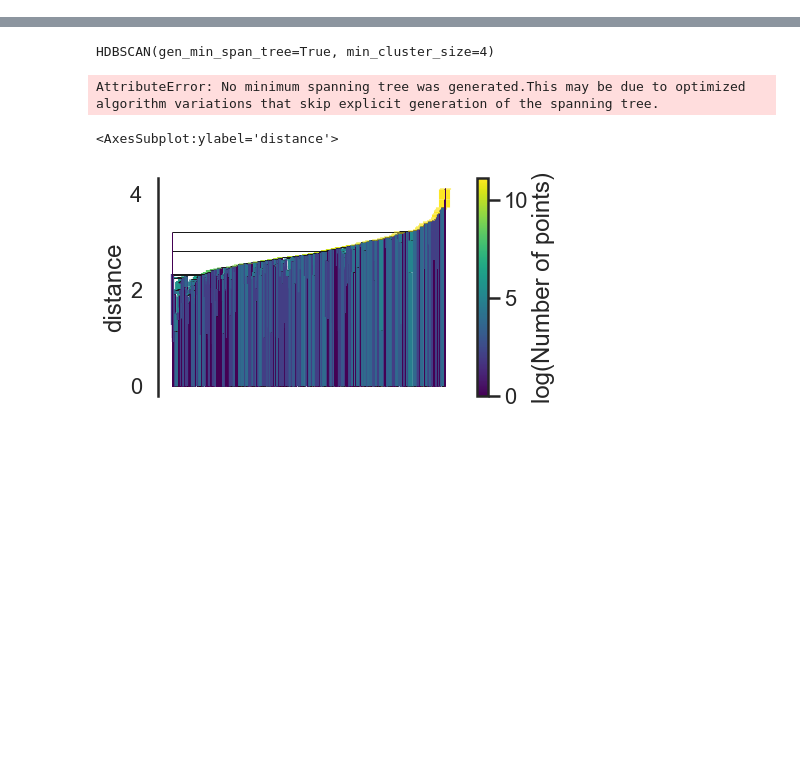
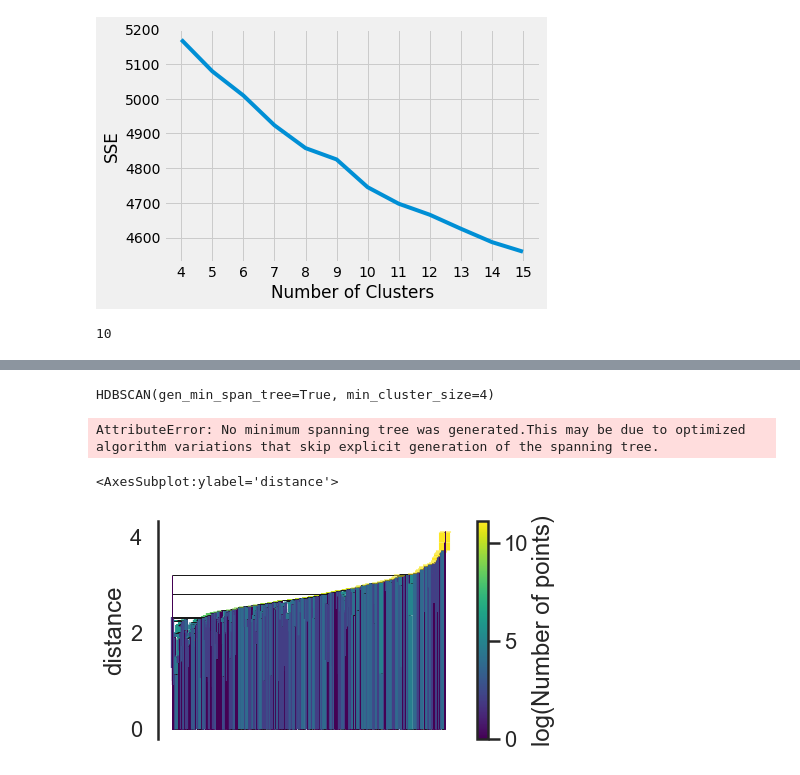
Before and after one commit to eboraks/job-description-nlp-analysis, a Jupyter notebook: notebook/Vectorize_and_Cluster_Phrases.ipynb, the cells around one changed output, grey strips where cells are left out. Cells and saved outputs as stored; diff of their text form; code cells hidden in the pictures; blank space fills up the shorter version.

```diff
--- a/notebook/Vectorize_and_Cluster_Phrases.ipynb
+++ b/notebook/Vectorize_and_Cluster_Phrases.ipynb
@@ -73,2 +60,2 @@ Int64Index([   0,    1,    2,    3,    4,    5,    6,    7,    8,    9,
 # %%
-phrases = [s for s in df["Phrases"] ]
+vectorized_phrases = np.stack([nlp_lg(p).vector for p in df["Phrases"]])
@@ -83,0 +82,14 @@ prediction = k_means.predict(vectorized_phrases)
+# %%
+plt.style.use("fivethirtyeight")
+plt.plot(range(MIN_N,MAX_N), sse)
+plt.xticks(range(MIN_N,MAX_N))
+plt.xlabel("Number of Clusters")
+plt.ylabel("SSE")
+plt.show()
+# %% [output]
+[figure, added]
+# %%
+knee = KneeLocator(range(MIN_N, MAX_N), sse, curve="convex", direction="decreasing")
+knee.elbow
+# %% [output]
+10
```
Also changed, not shown: parts of 34 cells of this notebook.
